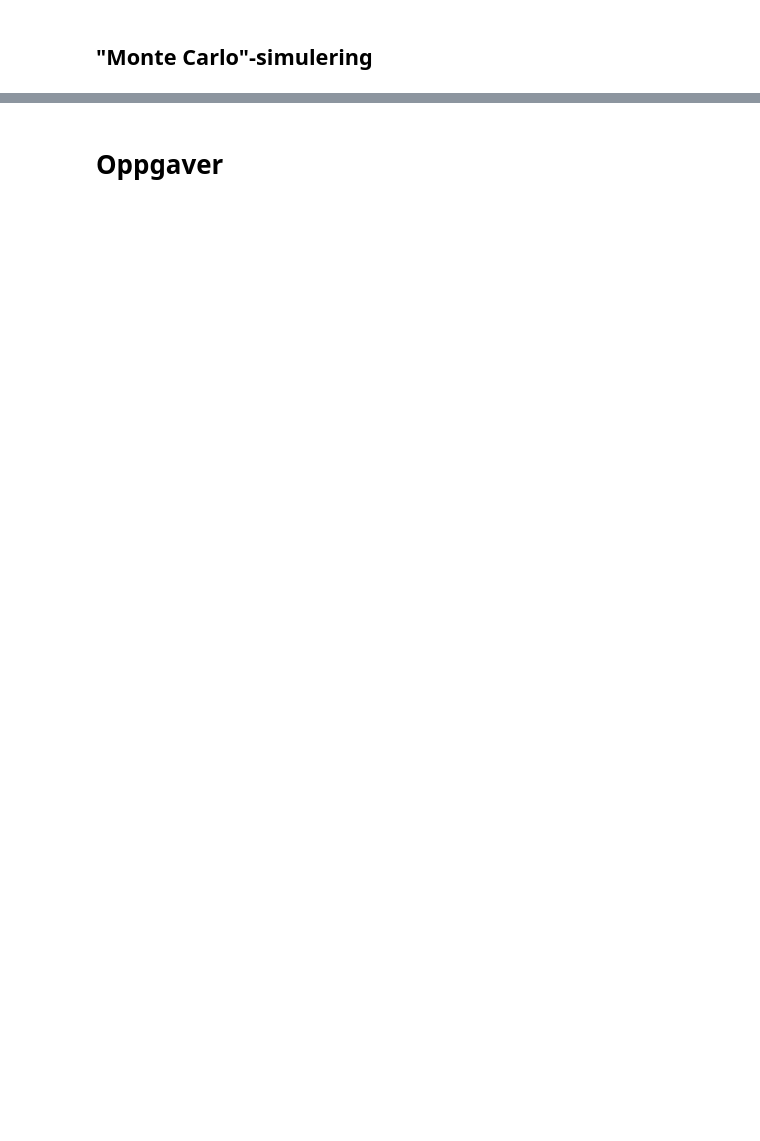
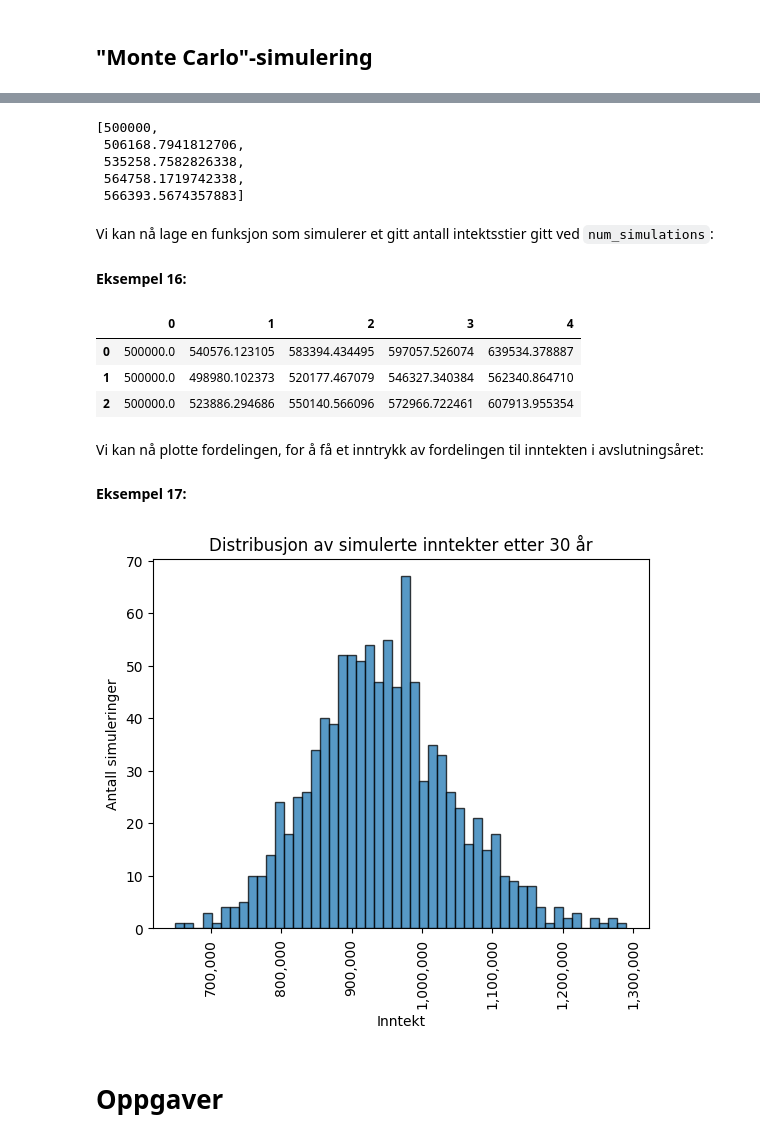
Before and after one commit to espensirnes/notebooks, a Jupyter notebook: 7 - løkker og simulering.ipynb, the cells around one changed output, grey strips where cells are left out. Cells and saved outputs as stored; diff of their text form; code cells hidden in the pictures; blank space fills up the shorter version.

```diff
--- a/7 - løkker og simulering.ipynb
+++ b/7 - løkker og simulering.ipynb
@@ -320,3 +352,82 @@ plt.show()
+# %%
+def income_path(years, initial_income, growth_rate, volatility):
+
+    incomes = [initial_income]
+
+    #simulating a single income path:
+    for year in range(years-1):
+
+        #calculating income:
+        income = calc_income(incomes[-1], growth_rate, volatility)
+
+        #adding income for year to the path
+        incomes.append(income)
+
+    return incomes
+
+#regner ut for fem år:
+
+income_path(5,500000, 0.05, 0.02)
+# %% [output]
+[500000,
+ 506168.7941812706,
+ 535258.7582826338,
+ 564758.1719742338,
+ 566393.5674357883]
+# %% [markdown]
+Vi kan nå lage en funksjon som simulerer et gitt antall intektsstier gitt ved `num_simulations`:
+
+#### Eksempel 16:
+# %%
+import pandas as pd
+
+def simulate_income(years, initial_income, growth_rate, volatility, num_simulations):
+    """Returns a 2D-array with simulated income for each year."""
+    all_incomes = []
+    for _ in range(num_simulations):
+        #adding the path to all_incomes
+        incomes = income_path(years, initial_income, growth_rate, volatility)
+        all_incomes.append(incomes)
+
+    return np.array(all_incomes)
+
+#Setter inn i pandas DataFrame for å få en finere tabell
+
+pd.DataFrame(  simulate_income(5, 500000, 0.05, 0.02, 3)
+            )
+# %% [output]
+|  | 0 | 1 | 2 | 3 | 4 |
+| 0 | 500000.0 | 540576.123105 | 583394.434495 | 597057.526074 | 639534.378887 |
+| 1 | 500000.0 | 498980.102373 | 520177.467079 | 546327.340384 | 562340.864710 |
+| 2 | 500000.0 | 523886.294686 | 550140.566096 | 572966.722461 | 607913.955354 |
+# %% [markdown]
+Vi kan nå plotte fordelingen, for å få et inntrykk av fordelingen til inntekten i avslutningsåret:
+
+#### Eksempel 17:
+# %%
+import matplotlib.pyplot as plt
+
+#parameters
+initial_income = 400000
+growth_rate = 0.03
+volatility = 0.02
+years = 30
+num_simulations = 1000
+
+simulated_incomes = simulate_income(years, initial_income, growth_rate, volatility, num_simulations)
+
+# plotting the final income
+final_year_incomes = simulated_incomes[:, -1]
+
+plt.hist(final_year_incomes, bins=50, edgecolor='black', alpha=0.75)
+plt.gca().get_xaxis().set_major_formatter(plt.FuncFormatter(lambda x, loc: "{:,}".format(int(x))))
+plt.xticks(rotation=90)
+plt.title("Distribusjon av simulerte inntekter etter 30 år")
+plt.xlabel("Inntekt")
+plt.ylabel("Antall simuleringer")
+plt.show()
+# %% [output]
+[figure, added]
 # %% [markdown]
 # Oppgaver
 # %% [markdown]
```
Also changed, not shown: parts of 31 cells of this notebook, 3 other files.
